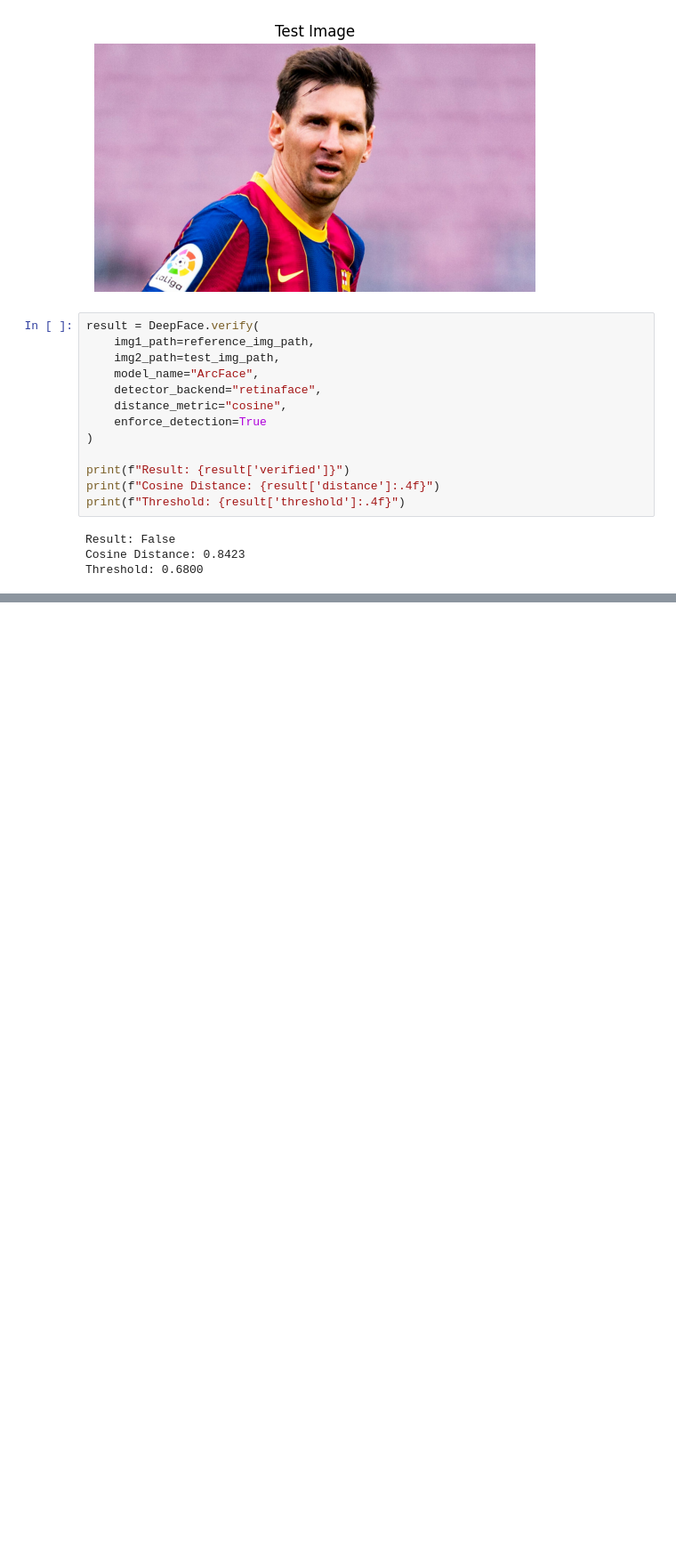
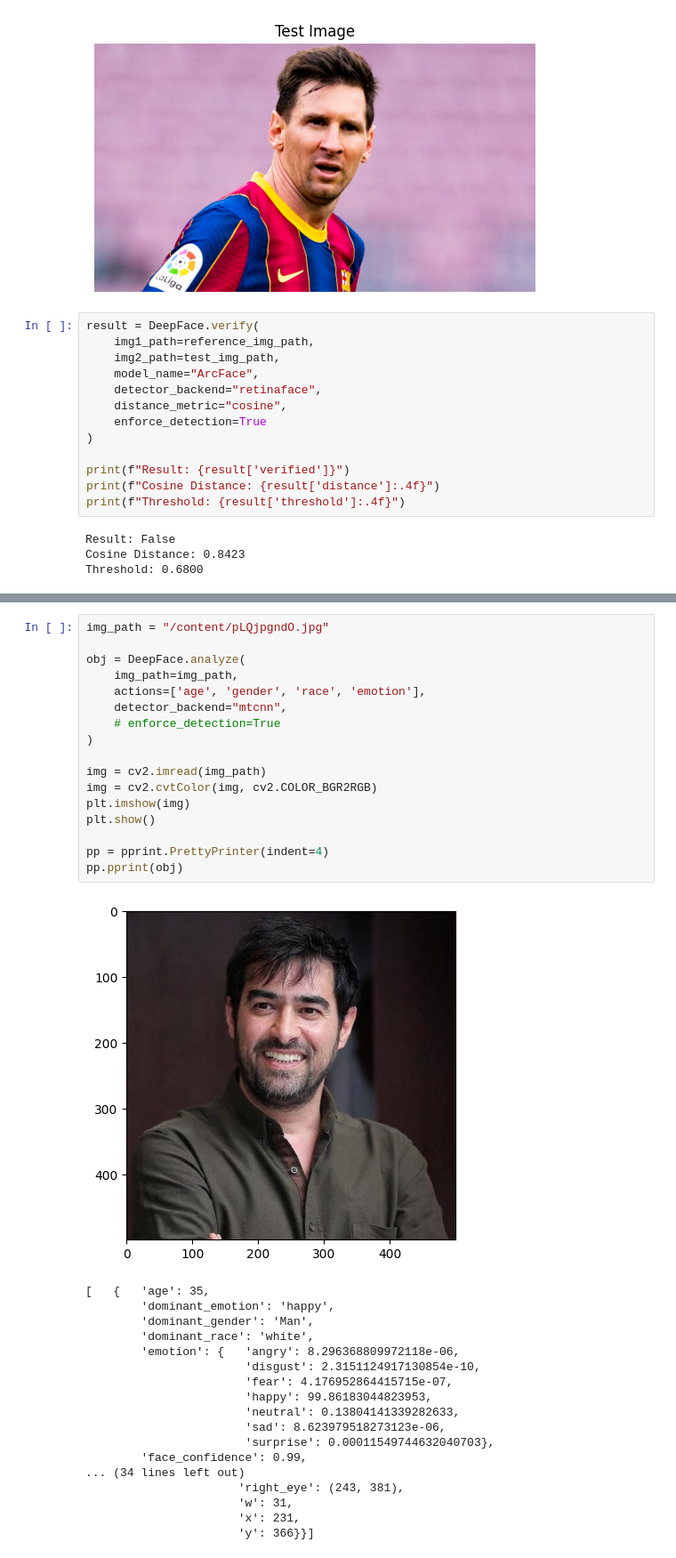
Before and after one commit to alirezasaharkhiz9/undergraduate-project-computer-vision, a Jupyter notebook: Modern Computer Vision/FacialRecognitionWithDeepFace.ipynb, the cells around one changed output, grey strips where cells are left out. Shown at 89% size. Drawn from its saved outputs; the diff is of its cells as text; blank space fills up the shorter version.

```diff
--- a/Modern Computer Vision/FacialRecognitionWithDeepFace.ipynb
+++ b/Modern Computer Vision/FacialRecognitionWithDeepFace.ipynb
@@ -85,0 +129,36 @@ Threshold: 0.6800
+# %%
+img_path = "/content/pLQjpgndO.jpg"
+
+obj = DeepFace.analyze(
+    img_path=img_path,
+    actions=['age', 'gender', 'race', 'emotion'],
+    detector_backend="mtcnn",
+    # enforce_detection=True
+)
+
+img = cv2.imread(img_path)
+img = cv2.cvtColor(img, cv2.COLOR_BGR2RGB)
+plt.imshow(img)
+plt.show()
+
+pp = pprint.PrettyPrinter(indent=4)
+pp.pprint(obj)
+# %% [output]
+[figure, added]
+[   {   'age': 35,
+        'dominant_emotion': 'happy',
+        'dominant_gender': 'Man',
+        'dominant_race': 'white',
+        'emotion': {   'angry': 8.296368809972118e-06,
+                       'disgust': 2.3151124917130854e-10,
+                       'fear': 4.176952864415715e-07,
+                       'happy': 99.86183044823953,
+                       'neutral': 0.13804141339282633,
+                       'sad': 8.623979518273123e-06,
+                       'surprise': 0.00011549744632040703},
+        'face_confidence': 0.99,
+... (34 lines left out)
+                      'right_eye': (243, 381),
+                      'w': 31,
+                      'x': 231,
+                      'y': 366}}]
```
Also changed, not shown: parts of 3 cells of this notebook.
